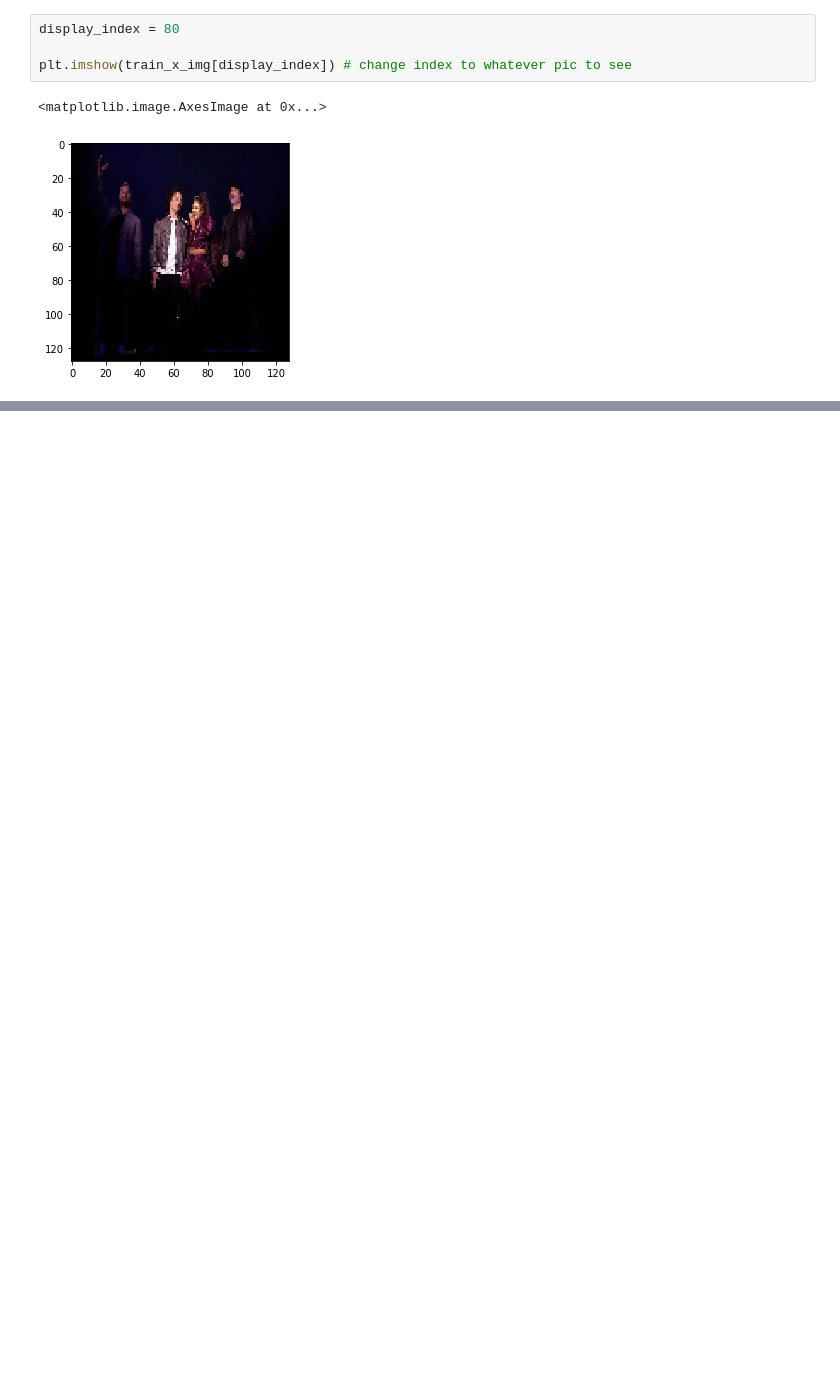
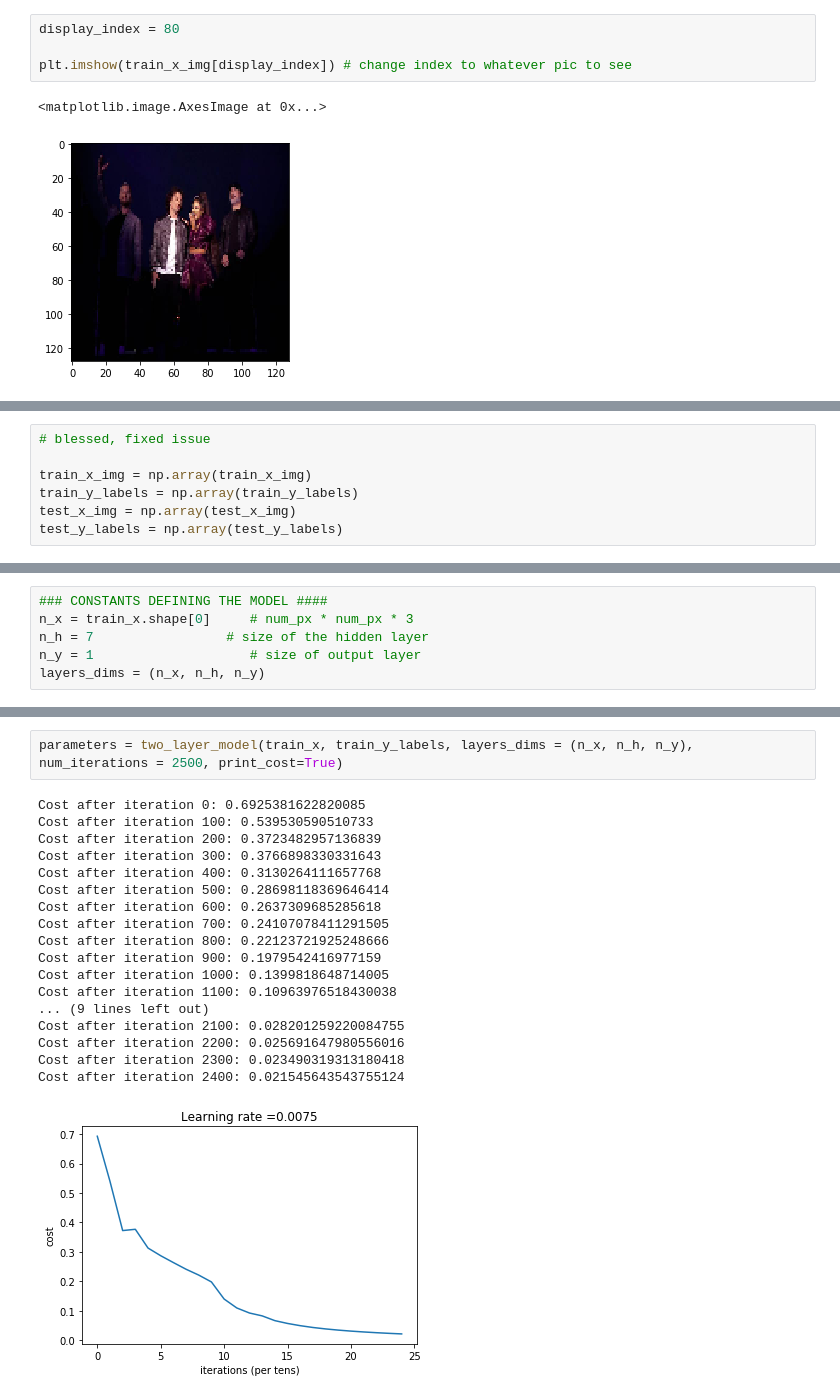
Before and after one commit to susan-shu-c/grandev, a Jupyter notebook: modeltraining/model_devmode.ipynb, the cells around one changed output, grey strips where cells are left out. Drawn from its saved outputs; the diff is of its cells as text; blank space fills up the shorter version.

Commit message:
Working vanilla baseline model

```diff
--- a/modeltraining/model_devmode.ipynb
+++ b/modeltraining/model_devmode.ipynb
@@ -59,3 +60,10 @@ test_y shape: (1, 211)
+# %%
+# blessed, fixed issue
+
+train_x_img = np.array(train_x_img)
+train_y_labels = np.array(train_y_labels)
+test_x_img = np.array(test_x_img)
+test_y_labels = np.array(test_y_labels)
 # %%
 # Reshape the training and test examples
 train_x_flatten = train_x_img.reshape(train_x_img.shape[0], -1).T   # The "-1" makes reshape flatten the remaining dimensions
@@ -71,0 +87,6 @@ AttributeError: 'Dataset' object has no attribute 'reshape'
+# %%
+### CONSTANTS DEFINING THE MODEL ####
+n_x = train_x.shape[0]     # num_px * num_px * 3
+n_h = 7                 # size of the hidden layer
+n_y = 1                    # size of output layer
+layers_dims = (n_x, n_h, n_y)
@@ -71,0 +183,21 @@ AttributeError: 'Dataset' object has no attribute 'reshape'
+# %%
+parameters = two_layer_model(train_x, train_y_labels, layers_dims = (n_x, n_h, n_y), num_iterations = 2500, print_cost=True)
+# %% [output]
+Cost after iteration 0: 0.6925381622820085
+Cost after iteration 100: 0.539530590510733
+Cost after iteration 200: 0.3723482957136839
+Cost after iteration 300: 0.3766898330331643
+Cost after iteration 400: 0.3130264111657768
+Cost after iteration 500: 0.28698118369646414
+Cost after iteration 600: 0.2637309685285618
+Cost after iteration 700: 0.24107078411291505
+Cost after iteration 800: 0.22123721925248666
+Cost after iteration 900: 0.1979542416977159
+Cost after iteration 1000: 0.1399818648714005
+Cost after iteration 1100: 0.10963976518430038
+... (9 lines left out)
+Cost after iteration 2100: 0.028201259220084755
+Cost after iteration 2200: 0.025691647980556016
+Cost after iteration 2300: 0.023490319313180418
+Cost after iteration 2400: 0.021545643543755124
+[figure, added]
```
Also changed, not shown: parts of 9 cells of this notebook.
